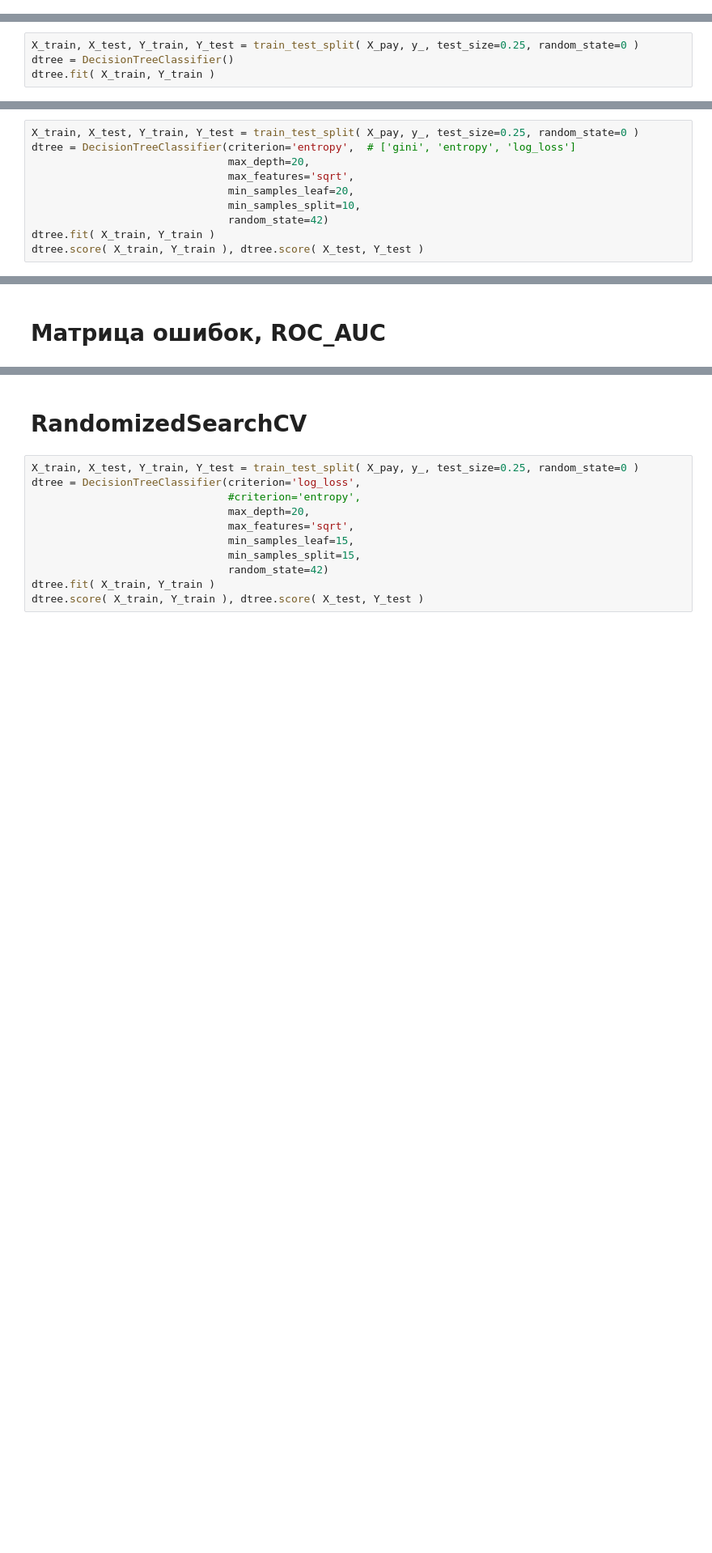
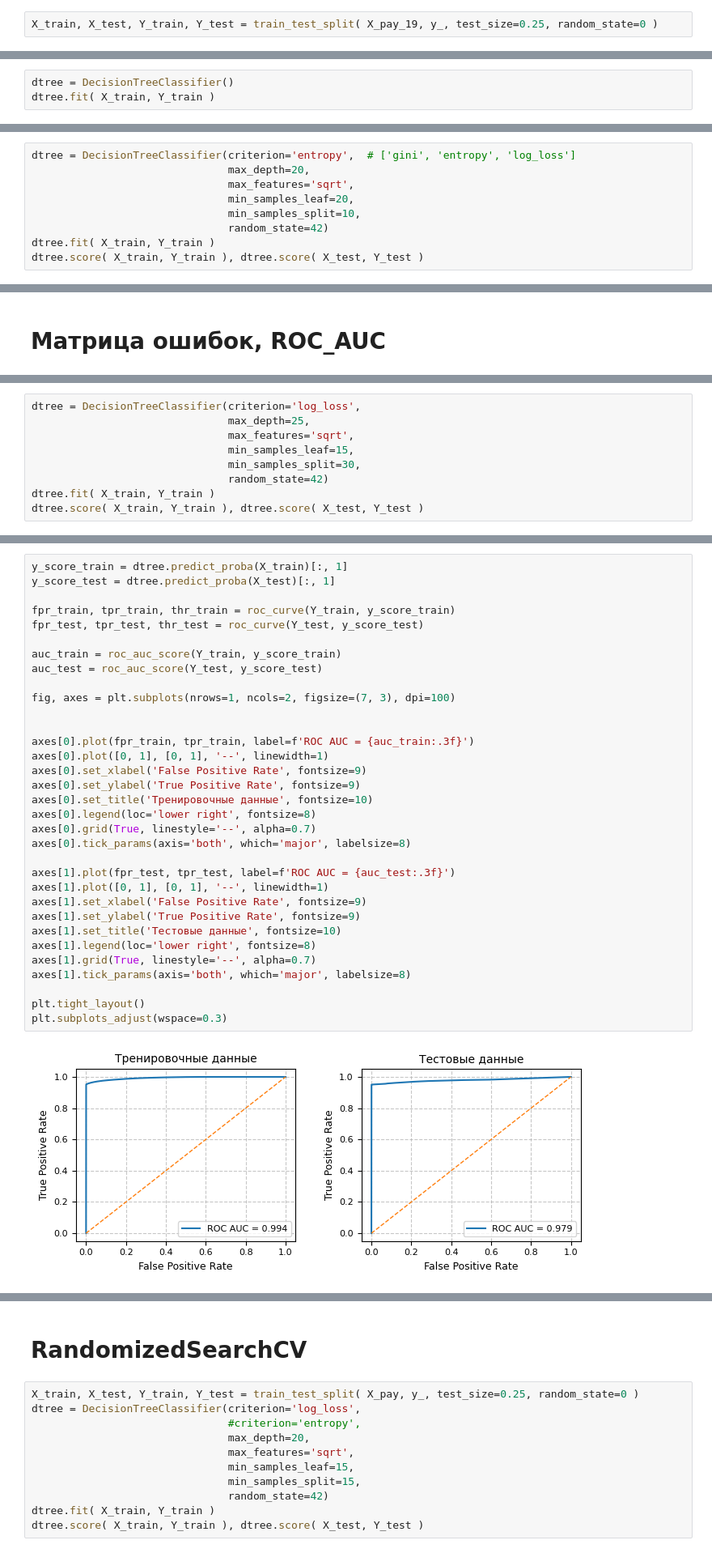
Before and after one commit to AlexanderUhmann/dak_tex, a Jupyter notebook: jupyter/1_dak_gs_15_03.ipynb, the cells around one changed output, grey strips where cells are left out. Shown at 81% size. Saved outputs shown, nothing was run; the diff lists cells and outputs as text; blank space fills up the shorter version.

```diff
--- a/jupyter/1_dak_gs_15_03.ipynb
+++ b/jupyter/1_dak_gs_15_03.ipynb
@@ -78,3 +112,5 @@ df_y
+# %%
+X_train, X_test, Y_train, Y_test = train_test_split( X_pay_19, y_, test_size=0.25, random_state=0 )
 # %%
 # columns_pay = ['enc_paym_0', 'enc_paym_1', 'enc_paym_2',
 #                'enc_paym_3', 'enc_paym_4', 'enc_paym_5', 'enc_paym_6', 'enc_paym_7',
@@ -130,7 +166,6 @@ amount of normal customer=2023525
 # Деревья решений
 # Вариант 1
 # %%
-X_train, X_test, Y_train, Y_test = train_test_split( X_pay, y_, test_size=0.25, random_state=0 )
 dtree = DecisionTreeClassifier()
 dtree.fit( X_train, Y_train )
 # %% [output]
@@ -172,7 +205,6 @@ DecisionTreeClassifier(criterion='entropy', max_depth=20, min_samples_leaf=20,
 # %% [markdown]
 # GridSearchCV
 # %%
-X_train, X_test, Y_train, Y_test = train_test_split( X_pay, y_, test_size=0.25, random_state=0 )
 dtree = DecisionTreeClassifier(criterion='entropy',  # ['gini', 'entropy', 'log_loss']
                                max_depth=20,
                                max_features='sqrt',
@@ -282,0 +317,9 @@ fig.savefig('matrix_dtr_train_test_big.png', bbox_inches='tight')
+# %%
+dtree = DecisionTreeClassifier(criterion='log_loss',
+                               max_depth=25,
+                               max_features='sqrt',
+                               min_samples_leaf=15,
+                               min_samples_split=30,
+                               random_state=42)
+dtree.fit( X_train, Y_train )
+dtree.score( X_train, Y_train ), dtree.score( X_test, Y_test )
@@ -282,0 +355,35 @@ fig.savefig('matrix_dtr_train_test_big.png', bbox_inches='tight')
+# %%
+y_score_train = dtree.predict_proba(X_train)[:, 1]
+y_score_test = dtree.predict_proba(X_test)[:, 1]
+
+fpr_train, tpr_train, thr_train = roc_curve(Y_train, y_score_train)
+fpr_test, tpr_test, thr_test = roc_curve(Y_test, y_score_test)
+
+auc_train = roc_auc_score(Y_train, y_score_train)
+auc_test = roc_auc_score(Y_test, y_score_test)
+
+fig, axes = plt.subplots(nrows=1, ncols=2, figsize=(7, 3), dpi=100)
+
+
+axes[0].plot(fpr_train, tpr_train, label=f'ROC AUC = {auc_train:.3f}')
+axes[0].plot([0, 1], [0, 1], '--', linewidth=1)
+axes[0].set_xlabel('False Positive Rate', fontsize=9)
+axes[0].set_ylabel('True Positive Rate', fontsize=9)
+axes[0].set_title('Тренировочные данные', fontsize=10)
+axes[0].legend(loc='lower right', fontsize=8)
+axes[0].grid(True, linestyle='--', alpha=0.7)
+axes[0].tick_params(axis='both', which='major', labelsize=8)
+
+axes[1].plot(fpr_test, tpr_test, label=f'ROC AUC = {auc_test:.3f}')
+axes[1].plot([0, 1], [0, 1], '--', linewidth=1)
+axes[1].set_xlabel('False Positive Rate', fontsize=9)
+axes[1].set_ylabel('True Positive Rate', fontsize=9)
+axes[1].set_title('Тестовые данные', fontsize=10)
+axes[1].legend(loc='lower right', fontsize=8)
+axes[1].grid(True, linestyle='--', alpha=0.7)
+axes[1].tick_params(axis='both', which='major', labelsize=8)
+
+plt.tight_layout()
+plt.subplots_adjust(wspace=0.3)
+# %% [output]
+[figure, added]
```
Also changed, not shown: parts of 28 cells of this notebook.
